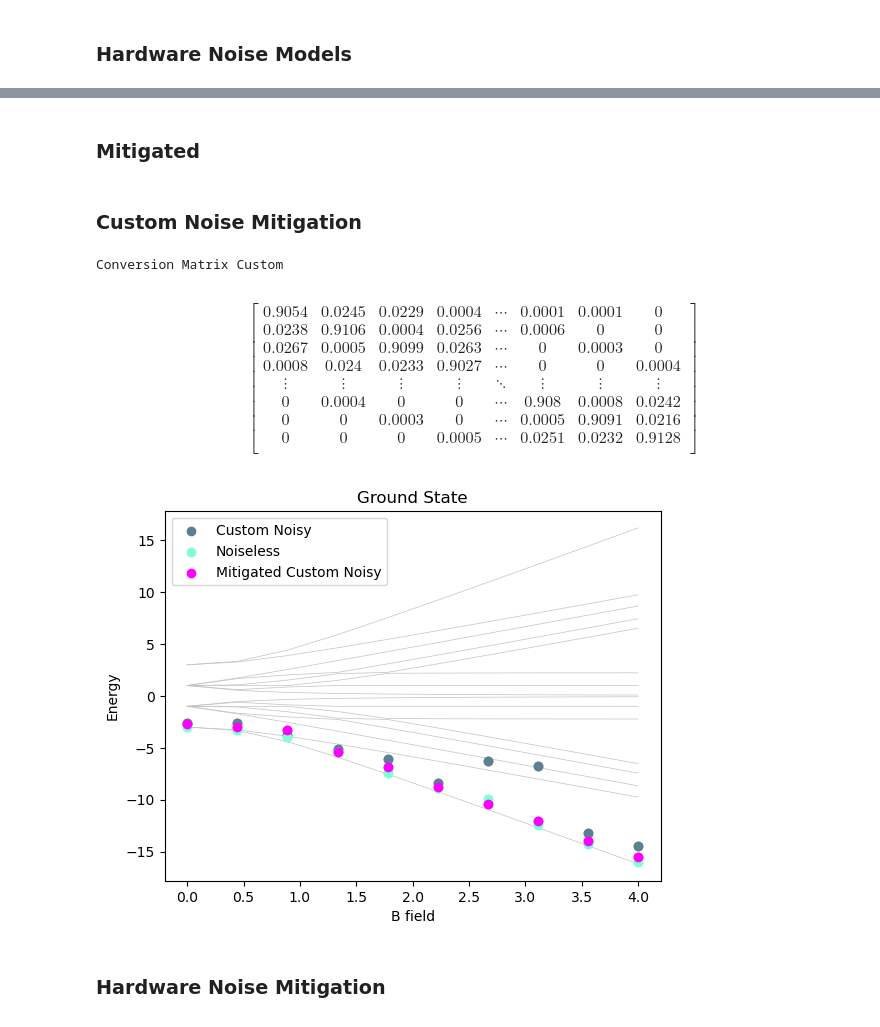
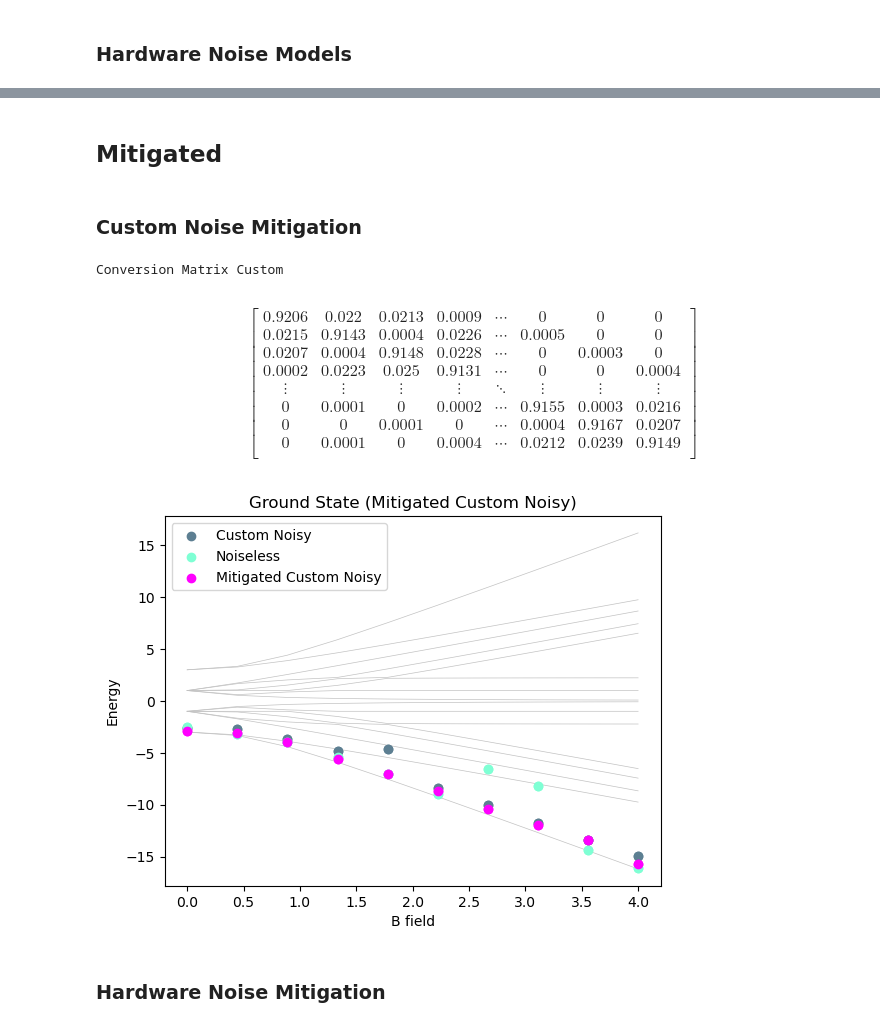
Before and after one commit to fabio99c/ProgettoAQM, a Jupyter notebook: Ground state.ipynb, the cells around one changed output, grey strips where cells are left out. Cells and saved outputs as stored; diff of their text form; code cells hidden in the pictures.

```diff
--- a/Ground state.ipynb
+++ b/Ground state.ipynb
@@ -470,10 +474,7 @@ ansatz.decompose().draw('mpl', style='iqx')
 # %%
 def noise_model(backend,qubits_layout):
 
-    p_reset = 0.03
-    p_meas = 0.01
-    p_gate1 = 0.05
-
+    p_reset = 0.333
 
     tg = 35 * 10**(-9)
 
@@ -489,8 +490,8 @@ def noise_model(backend,qubits_layout):
 
     #Read from backend
 
-    T1 = [prop.t1(j) for j in qubits_layout] #relaxation time
-    T2 = [prop.t2(j) for j in qubits_layout]  #T2
+    T1 = [prop.t1(j) for j in qubits_layout] #T1 qubits backhand
+    T2 = [prop.t2(j) for j in qubits_layout]  #T2 qubits backhand
     p = [prop.gate_error('x',[j]) for j in qubits_layout] #x dep error for each qubit
     rout = [prop.readout_error(j) for j in qubits_layout] #readout error for each qubit
 
@@ -572,15 +573,15 @@ def noise_model(backend,qubits_layout):
 
                 noise_model.add_quantum_error(two_qubits_gate_error, "cx",[qubits_layout[j],qubits_layout[k]])
 
+
+
+    for j in range(0,nqubit):
+        error=thermal_relaxation_error(T1[qubits_layout[j]],T2[qubits_layout[j]], tg)
+        noise_model.add_quantum_error(error, ['id'], [qubits_layout[j]])#thermal relaxation error
+
+
     error_reset = pauli_error([('X', p_reset), ('I', 1 - p_reset)])
-    error_gate1 = pauli_error([('X',p_gate1), ('I', 1 - p_gate1)])
-    error_gate2 = error_gate1.tensor(error_gate1)
-
-    error=thermal_relaxation_error(T1[qubits_layout[0]],T2[qubits_layout[0]], tg)#thermal relaxation error for qubit 0
-
-    noise_model.add_nonlocal_quantum_error(error_reset, "reset", qubits_layout[0],qubits_layout[nqubit-1])# reset error
-    noise_model.add_quantum_error(error, ['x','id'], qubits_layout[0])
-    noise_model.add_quantum_error(error_gate2, "cx", [qubits_layout[0],qubits_layout[nqubit-1]])
+    noise_model.add_all_qubit_quantum_error(error_reset, "reset")# reset error
 
 
     return noise_model
@@ -591,7 +592,7 @@ optimizer = SPSA(maxiter=150)
 device = provider.get_backend(HW)
 coupling_map = device.configuration().coupling_map
 prop = device.properties()
-noise_model_custom = noise_model(device,[i for i in range(num_qubits)])
+noise_model_custom = noise_model(device,[i for i in range(5)])
 backend = Aer.get_backend('qasm_simulator')
 basis_gates = noise_model_custom.basis_gates
 quantum_instance = QuantumInstance(backend,
@@ -652,7 +652,7 @@ plt.show()
 err =np.zeros(len(b))
 
 for k in range(len(b)):
-    err[k]=np.real(energy_150[k])-energy_noisy_custom[k]
+    err[k]=energy_150[k]-energy_noisy_custom[k]
 
 mean_err=np.mean(err)
 
@@ -729,5 +769,5 @@ Mean error noisy and noiseless: -0.636870659722222
 # %% [markdown]
-### Mitigated
+## Mitigated
 # %% [markdown]
 ### Custom Noise Mitigation
 # %%
@@ -753,14 +793,14 @@ array_to_latex(meas_fitter.cal_matrix)
 Conversion Matrix Custom
 $$
 \begin{bmatrix}
-0.9054 & 0.0245 & 0.0229 & 0.0004 & \cdots & 0.0001 & 0.0001 & 0  \\
- 0.0238 & 0.9106 & 0.0004 & 0.0256 & \cdots & 0.0006 & 0 & 0  \\
- 0.0267 & 0.0005 & 0.9099 & 0.0263 & \cdots & 0 & 0.0003 & 0  \\
- 0.0008 & 0.024 & 0.0233 & 0.9027 & \cdots & 0 & 0 & 0.0004  \\
+0.9206 & 0.022 & 0.0213 & 0.0009 & \cdots & 0 & 0 & 0  \\
+ 0.0215 & 0.9143 & 0.0004 & 0.0226 & \cdots & 0.0005 & 0 & 0  \\
+ 0.0207 & 0.0004 & 0.9148 & 0.0228 & \cdots & 0 & 0.0003 & 0  \\
+ 0.0002 & 0.0223 & 0.025 & 0.9131 & \cdots & 0 & 0 & 0.0004  \\
  \vdots & \vdots & \vdots & \vdots & \ddots & \vdots & \vdots & \vdots \\
- 0 & 0.0004 & 0 & 0 & \cdots & 0.908 & 0.0008 & 0.0242  \\
- 0 & 0 & 0.0003 & 0 & \cdots & 0.0005 & 0.9091 & 0.0216  \\
- 0 & 0 & 0 & 0.0005 & \cdots & 0.0251 & 0.0232 & 0.9128  \\
+ 0 & 0.0001 & 0 & 0.0002 & \cdots & 0.9155 & 0.0003 & 0.0216  \\
+ 0 & 0 & 0.0001 & 0 & \cdots & 0.0004 & 0.9167 & 0.0207  \\
+ 0 & 0.0001 & 0 & 0.0004 & \cdots & 0.0212 & 0.0239 & 0.9149  \\
  \end{bmatrix}
 $$
 # %%
@@ -801,26 +841,26 @@ for k in range(len(b)):
 # %%
 fig, ax = plt.subplots()
 
 ax.scatter(b, energy_noisy_custom,color="#5D7F92",label='Custom Noisy')
 ax.scatter(b, energy_150, color="#7FFFD4",label='Noiseless')
 ax.scatter(b, energy_mitigated, color="magenta", label='Mitigated Custom Noisy')
 
 ax.plot(b, energy_levels, color="#c2c2c2", linewidth=.5)
-ax.set(xlabel='B field', ylabel='Energy', title='Ground State')
+ax.set(xlabel='B field', ylabel='Energy', title='Ground State (Mitigated Custom Noisy)')
 
 #Error
 
 plt.errorbar(b, energy_noisy_custom, yerr=y_error_30, fmt="o",color="#5D7F92")
 plt.errorbar(b, energy_150, yerr=y_error_150, fmt="o",color="#7FFFD4")
 plt.errorbar(b, energy_mitigated, yerr=y_error_mitigated,color="magenta", fmt="o")
 
 
 plt.legend()
 
 
 plt.show()
 # %% [output]
-[figure, old version]
+[figure, new version]
 # %% [markdown]
 ### Hardware Noise Mitigation
 # %%
```
Also changed, not shown: parts of 33 cells of this notebook.
